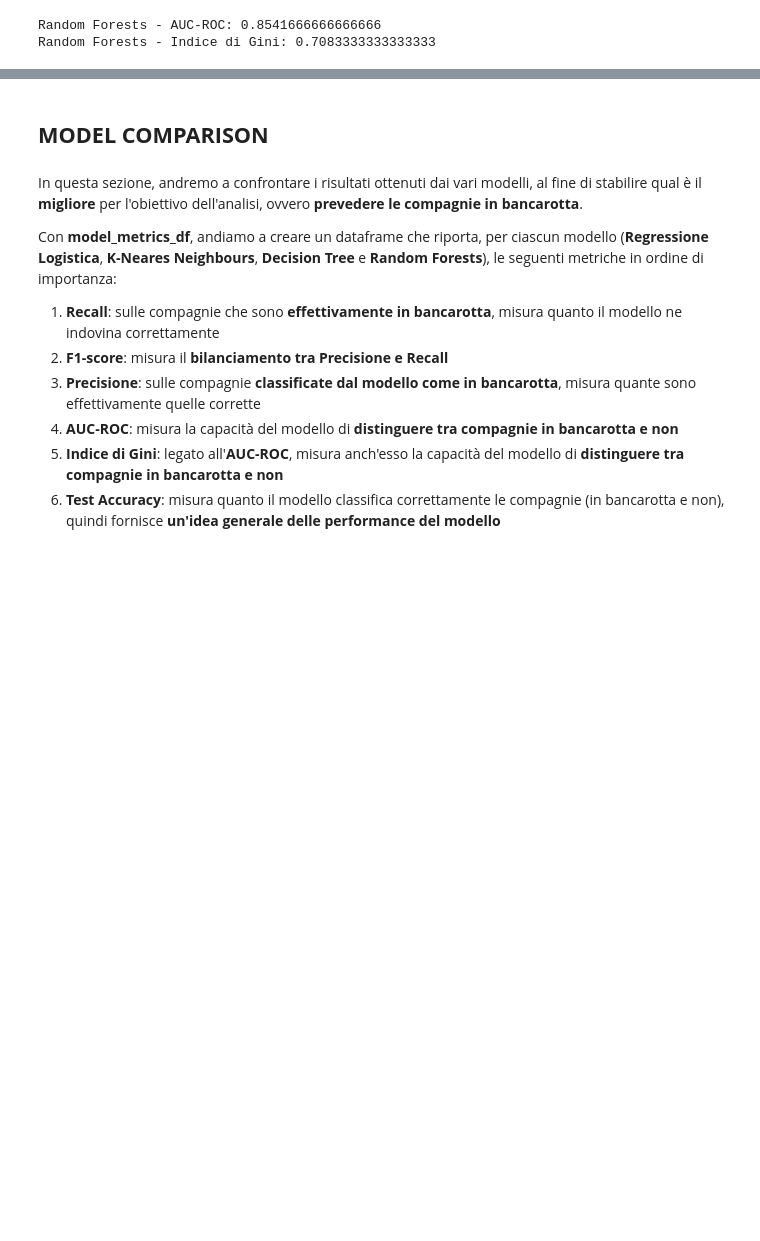
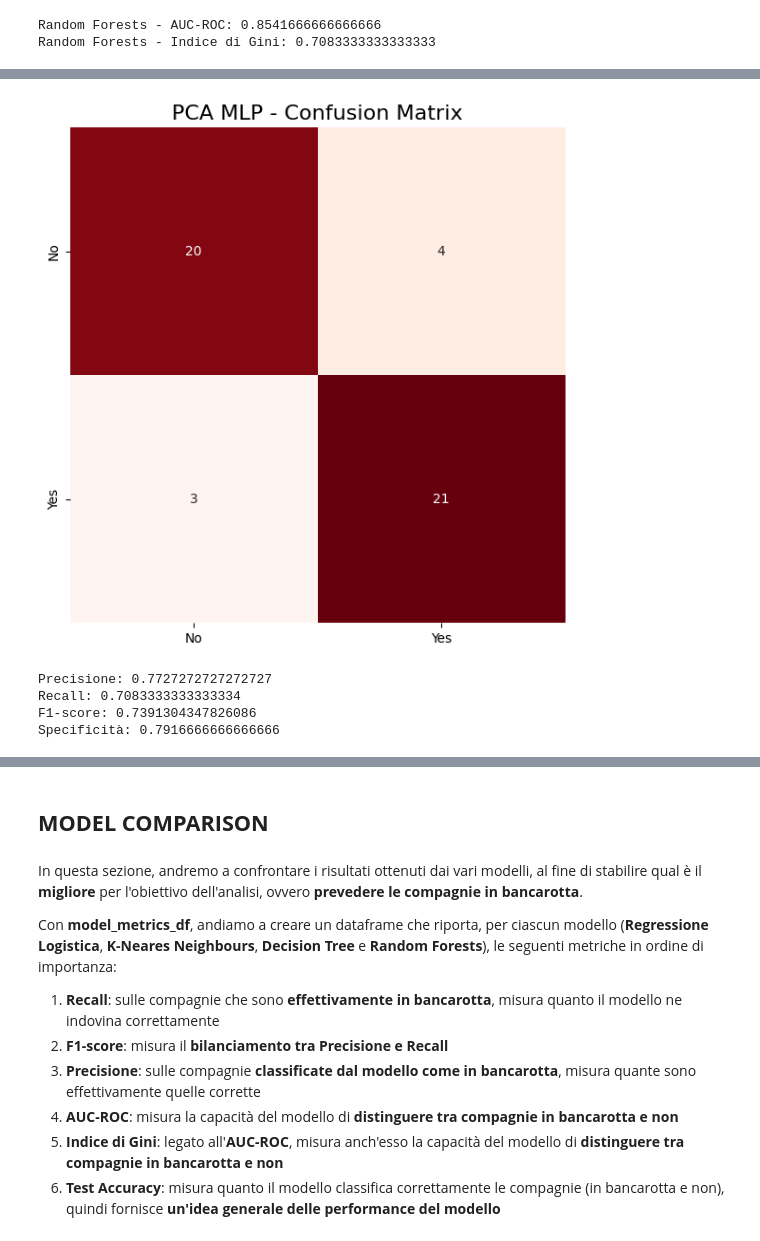
Before and after one commit to arvinjf/Company_Bankruptcy_Prediction, a Jupyter notebook: principal_component_analysis.ipynb, the cells around one changed output, grey strips where cells are left out. Drawn from its saved outputs; the diff is of its cells as text; code cells hidden in the pictures; blank space fills up the shorter version.

Commit message:
Principal Component Analysis

```diff
--- a/principal_component_analysis.ipynb
+++ b/principal_component_analysis.ipynb
@@ -394,0 +434,13 @@ visualization.roc_curve_plot2('PCA Decision Tree', y_test, rf_y_proba, pca_rf_au
+# %%
+# Visualizzo la Matrice di Confusione tramite Heatmap
+visualization.confusion_matrix_heatmap('PCA MLP', rf_conf_matrix)
+# %% [output]
+[figure, added]
+# %%
+# Calcolo i coefficienti della Matrice di Confusione
+pca_mlp_precision, pca_mlp_recall, pca_mlp_f1, pca_mlp_tn, pca_mlp_fp, pca_mlp_fn, pca_mlp_tp, pca_mlp_specificity = classification_model.conf_matrix_coefficients_analysis(y_test, pca_mlp_y_pred, mlp_conf_matrix)
+# %% [output]
+Precisione: 0.7727272727272727
+Recall: 0.7083333333333334
+F1-score: 0.7391304347826086
+Specificità: 0.7916666666666666
```
Also changed, not shown: parts of 29 cells of this notebook.
